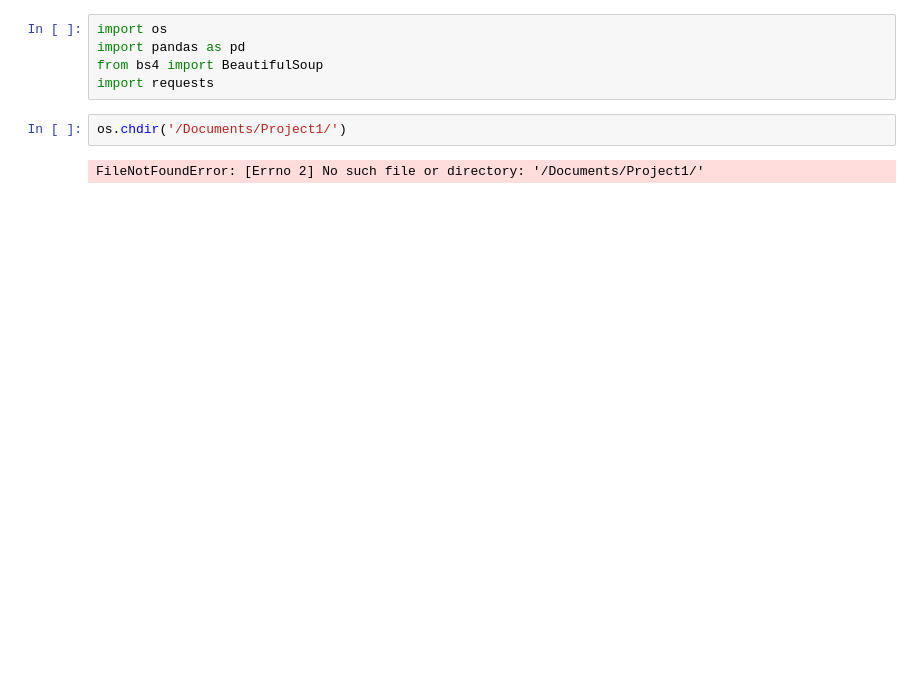
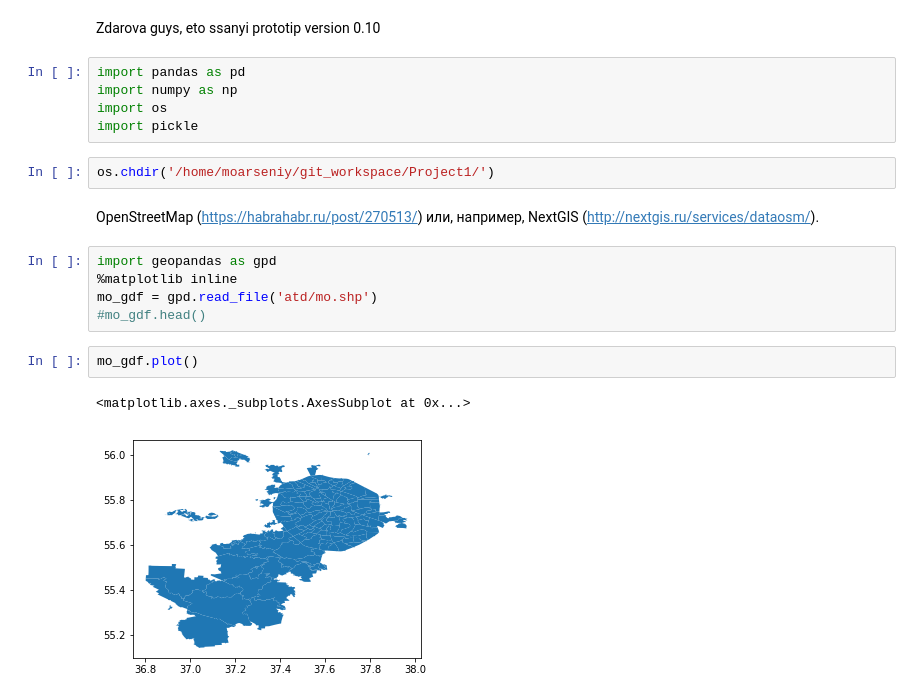
Before and after one commit to moarseniy/Project1, a Jupyter notebook: 111.ipynb, the cells around one changed output. Drawn from its saved outputs; the diff is of its cells as text; blank space fills up the shorter version.

Commit message:
version 0.10

```diff
--- a/111.ipynb
+++ b/111.ipynb
@@ -1,9 +1,21 @@
+# %% [markdown]
+Zdarova guys, eto ssanyi prototip version 0.10
 # %%
+import pandas as pd
+import numpy as np
 import os
-import pandas as pd
-from bs4 import BeautifulSoup
-import requests
+import pickle
 # %%
-os.chdir('/Documents/Project1/')
+os.chdir('/home/moarseniy/git_workspace/Project1/')
-# %% [output]
-FileNotFoundError: [Errno 2] No such file or directory: '/Documents/Project1/'
+# %% [markdown]
+OpenStreetMap (https://habrahabr.ru/post/270513/) или, например, NextGIS (http://nextgis.ru/services/dataosm/).
+# %%
+import geopandas as gpd
+%matplotlib inline
+mo_gdf = gpd.read_file('atd/mo.shp')
+#mo_gdf.head()
+# %%
+mo_gdf.plot()
+# %% [output]
+<matplotlib.axes._subplots.AxesSubplot at 0x...>
+[figure, added]
```
Also changed, not shown: parts of 3 cells of this notebook.
